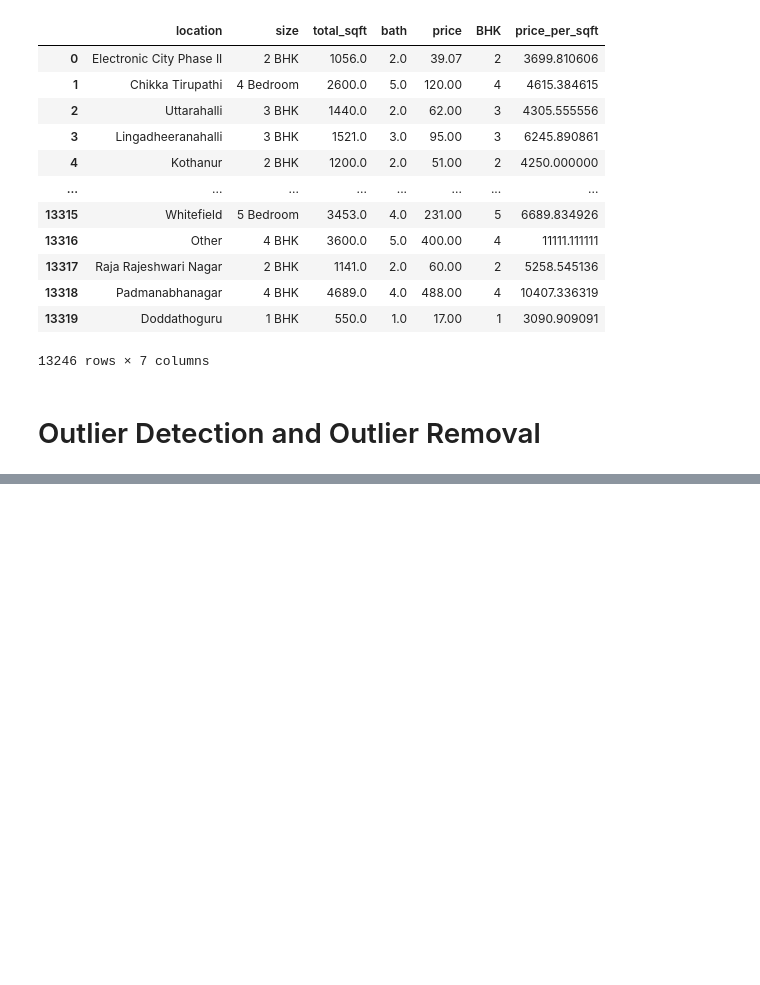
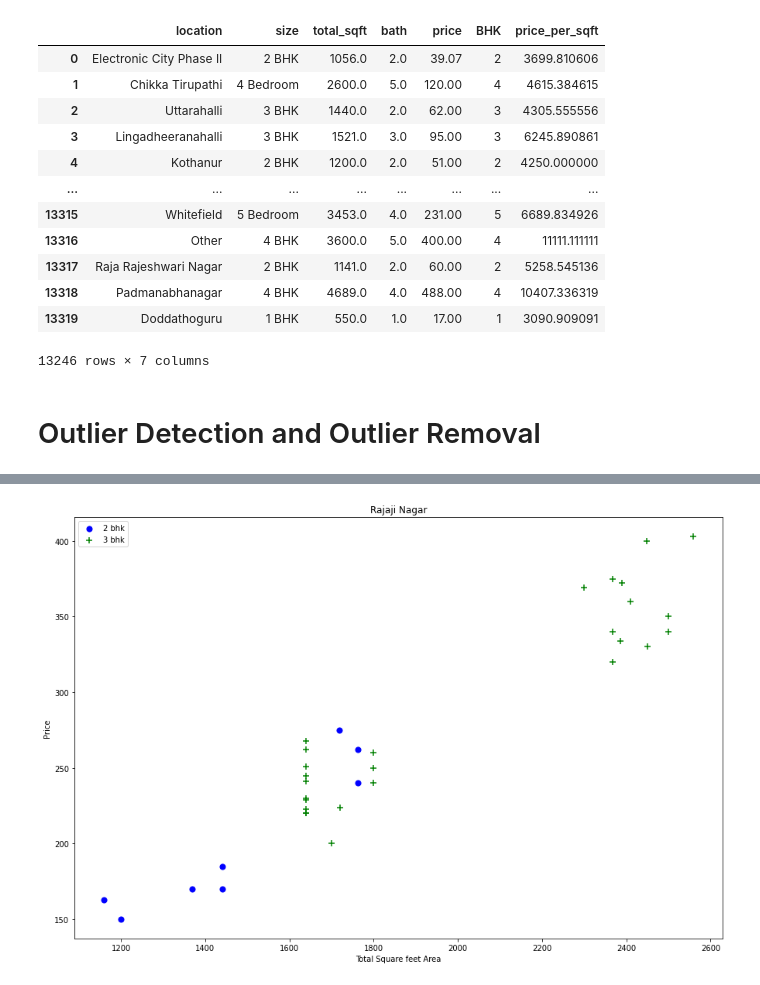
Before and after one commit to junaideveloper/rea_estate_price_prediction, a Jupyter notebook: price_prediction.ipynb, the cells around one changed output, grey strips where cells are left out. Saved outputs shown, nothing was run; the diff lists cells and outputs as text; code cells hidden in the pictures; blank space fills up the shorter version.

```diff
--- a/price_prediction.ipynb
+++ b/price_prediction.ipynb
@@ -268,0 +372,4 @@ df5
+# %%
+plot_scatter_chart(df8,'Rajaji Nagar')
+# %% [output]
+[figure, added]
```
Also changed, not shown: parts of 15 cells of this notebook.
